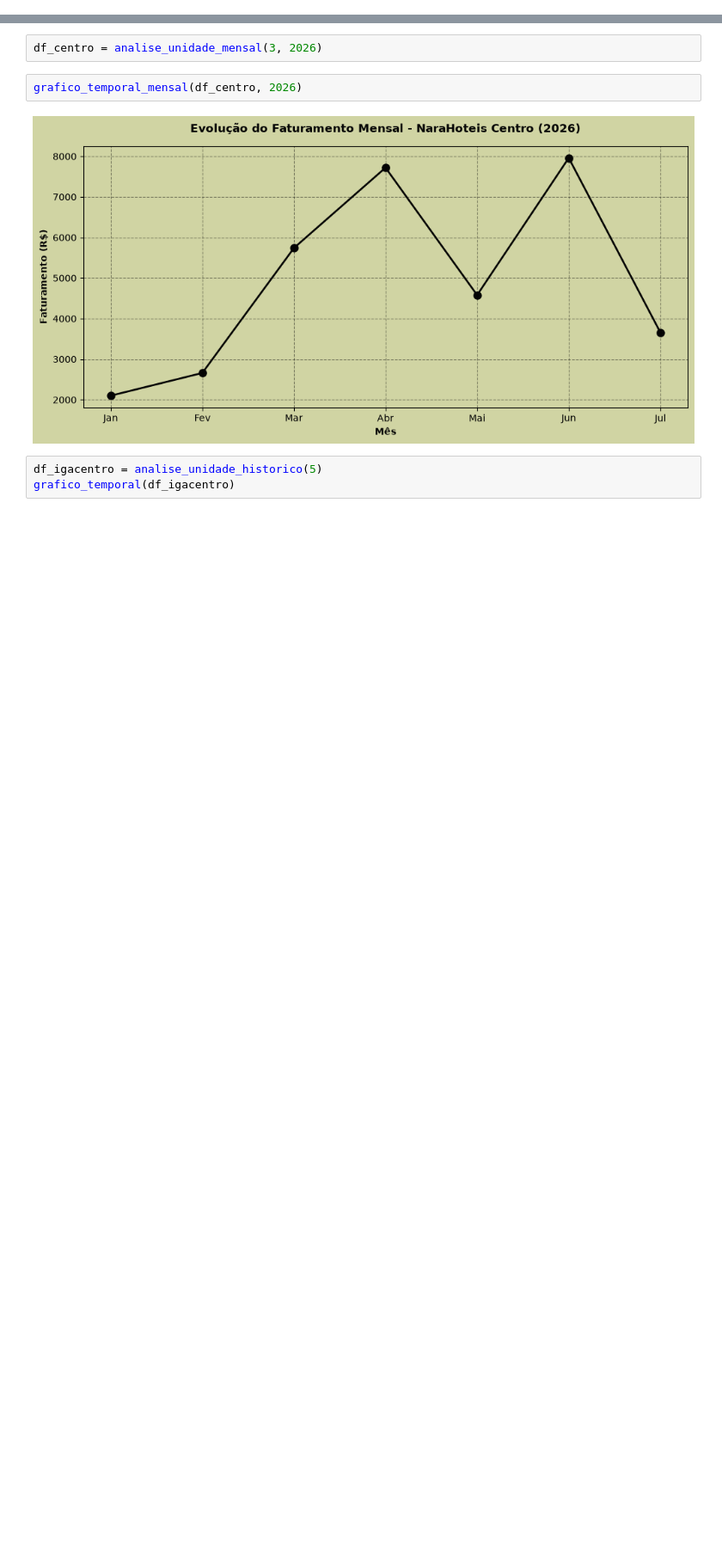
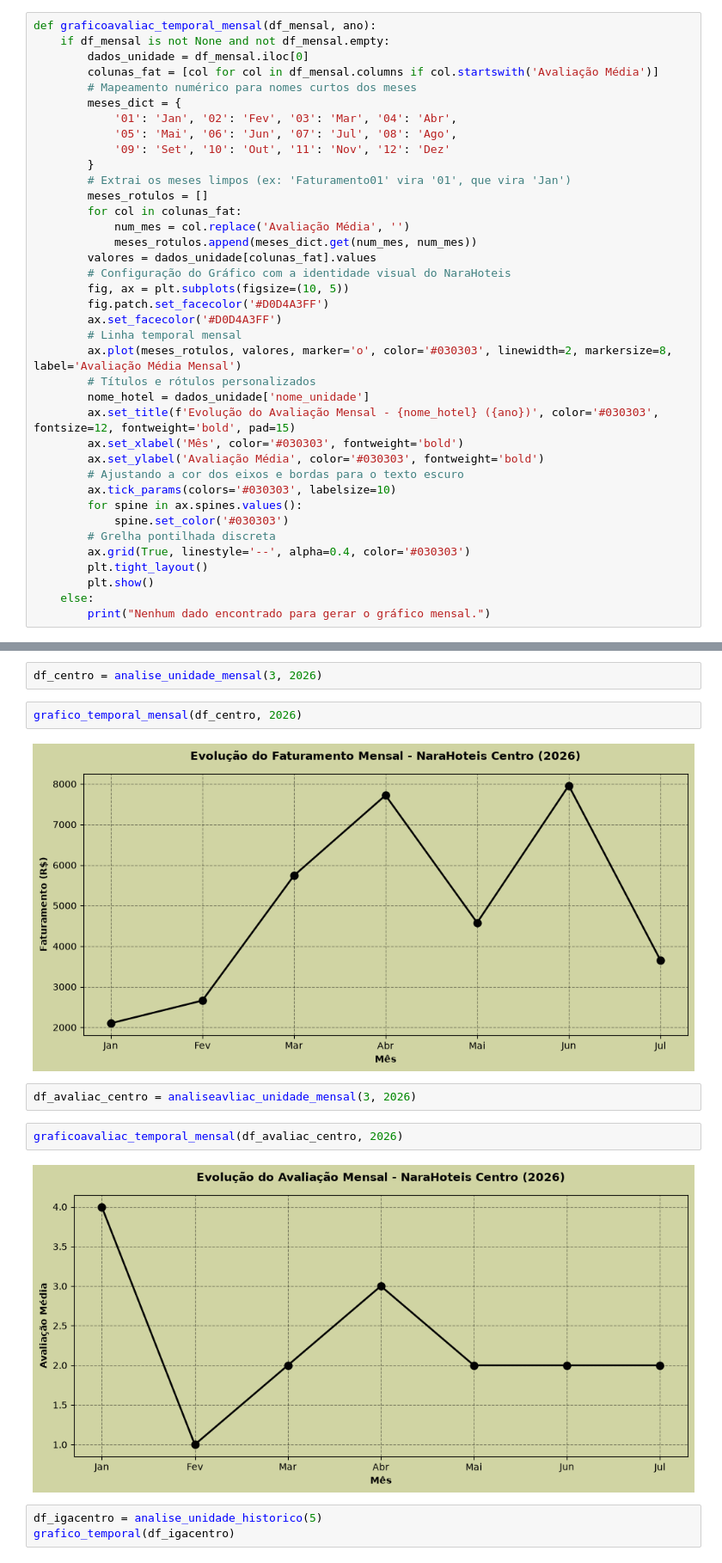
Before and after one commit to IanSeedd/Narahoteis, a Jupyter notebook: notebooks/consulta/consulta.ipynb, the cells around one changed output, grey strips where cells are left out. Shown at 86% size. Drawn from its saved outputs; the diff is of its cells as text; blank space fills up the shorter version.

Commit message:
Apresentação + alguns ajustes de ultima hora e criação da função de avaliação mensal

```diff
--- a/notebooks/consulta/consulta.ipynb
+++ b/notebooks/consulta/consulta.ipynb
@@ -1252,6 +1274,44 @@ def grafico_temporal_mensal(df_mensal, ano):
         plt.show()
     else:
         print("Nenhum dado encontrado para gerar o gráfico mensal.")
+# %%
+def graficoavaliac_temporal_mensal(df_mensal, ano):
+    if df_mensal is not None and not df_mensal.empty:
+        dados_unidade = df_mensal.iloc[0]
+        colunas_fat = [col for col in df_mensal.columns if col.startswith('Avaliação Média')]
+        # Mapeamento numérico para nomes curtos dos meses
+        meses_dict = {
+            '01': 'Jan', '02': 'Fev', '03': 'Mar', '04': 'Abr',
+            '05': 'Mai', '06': 'Jun', '07': 'Jul', '08': 'Ago',
+            '09': 'Set', '10': 'Out', '11': 'Nov', '12': 'Dez'
+        }
+        # Extrai os meses limpos (ex: 'Faturamento01' vira '01', que vira 'Jan')
+        meses_rotulos = []
+        for col in colunas_fat:
+            num_mes = col.replace('Avaliação Média', '')
+            meses_rotulos.append(meses_dict.get(num_mes, num_mes))
+        valores = dados_unidade[colunas_fat].values
+        # Configuração do Gráfico com a identidade visual do NaraHoteis
+        fig, ax = plt.subplots(figsize=(10, 5))
+        fig.patch.set_facecolor('#D0D4A3FF')
+        ax.set_facecolor('#D0D4A3FF')
+        # Linha temporal mensal
+        ax.plot(meses_rotulos, valores, marker='o', color='#030303', linewidth=2, markersize=8, label='Avaliação Média Mensal')
+        # Títulos e rótulos personalizados
+        nome_hotel = dados_unidade['nome_unidade']
+        ax.set_title(f'Evolução do Avaliação Mensal - {nome_hotel} ({ano})', color='#030303', fontsize=12, fontweight='bold', pad=15)
+        ax.set_xlabel('Mês', color='#030303', fontweight='bold')
+        ax.set_ylabel('Avaliação Média', color='#030303', fontweight='bold')
+        # Ajustando a cor dos eixos e bordas para o texto escuro
+        ax.tick_params(colors='#030303', labelsize=10)
+        for spine in ax.spines.values():
+            spine.set_color('#030303')
+        # Grelha pontilhada discreta
+        ax.grid(True, linestyle='--', alpha=0.4, color='#030303')
+        plt.tight_layout()
+        plt.show()
+    else:
+        print("Nenhum dado encontrado para gerar o gráfico mensal.")
 # %%
 df_analise_semestre2526 = analise_faturamento_periodo('01-01', '06-30', '2025', '2026')
 df_analise_semestre2526
@@ -1338,6 +1403,12 @@ df_centro = analise_unidade_mensal(3, 2026)
 grafico_temporal_mensal(df_centro, 2026)
 # %% [output]
 [figure]
+# %%
+df_avaliac_centro = analiseavliac_unidade_mensal(3, 2026)
+# %%
+graficoavaliac_temporal_mensal(df_avaliac_centro, 2026)
+# %% [output]
+[figure, added]
 # %%
 df_igacentro = analise_unidade_historico(5)
 grafico_temporal(df_igacentro)
```
Also changed, not shown: parts of 7 cells of this notebook, 4 other files.
